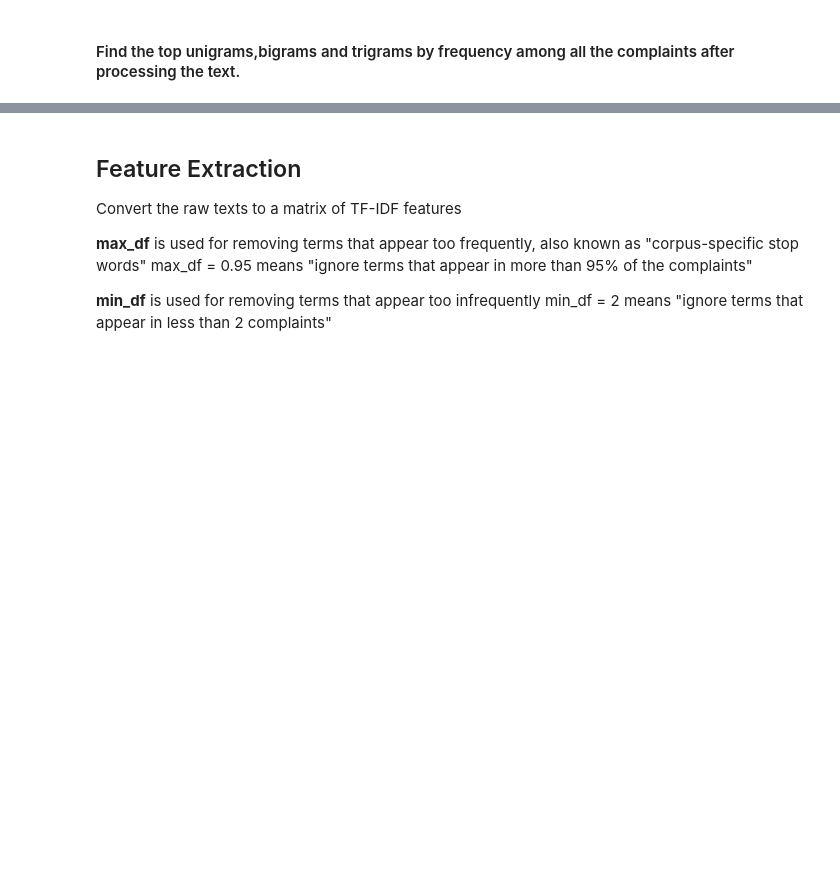
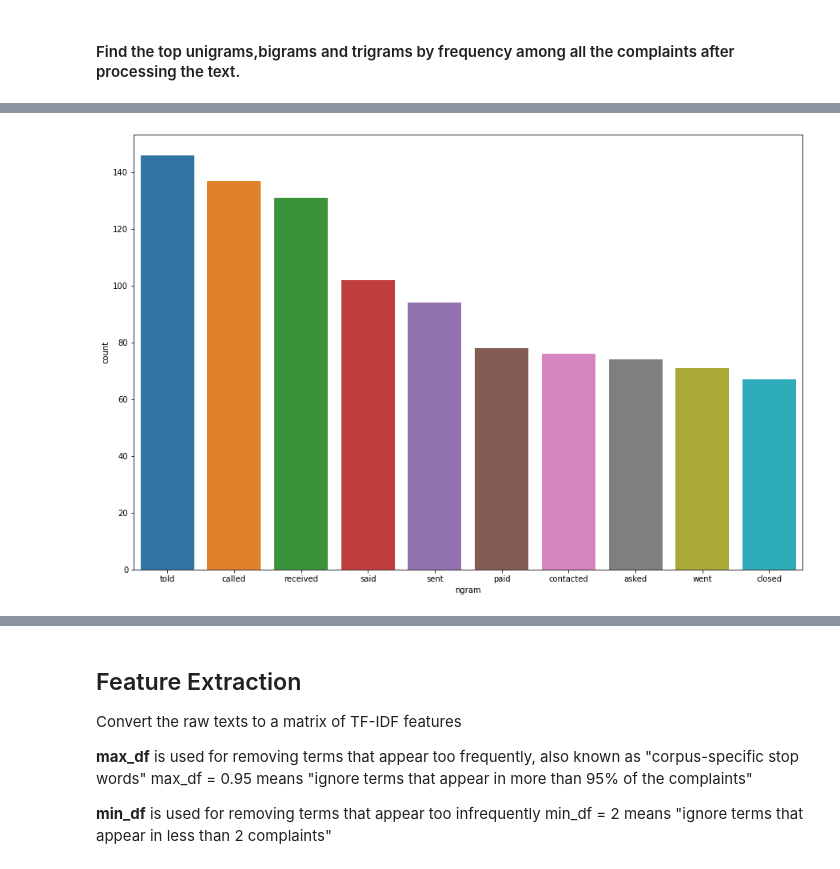
Before and after one commit to sreedevigattu/ticketclass, a Jupyter notebook: Automatic_Ticket_Classification_Assignment.ipynb, the cells around one changed output, grey strips where cells are left out. Saved outputs shown, nothing was run; the diff lists cells and outputs as text; code cells hidden in the pictures; blank space fills up the shorter version.

```diff
--- a/Automatic_Ticket_Classification_Assignment.ipynb
+++ b/Automatic_Ticket_Classification_Assignment.ipynb
@@ -493,0 +298,16 @@ Name: complaint_clean, dtype: object
+# %%
+#Write your code here to find the top 30 unigram frequency among the complaints in the cleaned datafram(df_clean).
+def get_top_n_unigrams(corpus,n=None):
+    vec = CountVectorizer(ngram_range=(1,1),stop_words = 'english').fit(corpus)
+    bag_of_words = vec.transform(corpus)
+    sum_of_words = bag_of_words.sum(axis=0)
+    words_freq = [(word,sum_of_words[0,idx]) for word,idx in vec.vocabulary_.items()]
+    words_freq = sorted(words_freq,key = lambda x:x[1],reverse=True)
+    return words_freq[:n]
+
+def plot_ngrams(top10):
+    x = pd.DataFrame(top10,columns=['ngram','count'])
+    plt.figure(figsize=(15,10))
+    sns.barplot(x=x['ngram'],y=x['count'])
+
+get_top_n_unigrams(df_clean.Complaint_clean,n=30)
@@ -494,2 +332,5 @@ Name: complaint_clean, dtype: object
 # %%
-# Print the top 10 words in the unigram frequency
+#Print the top 10 words in the unigram frequency
+top_10_unigram = get_top_n_unigrams(df_clean.Complaint_clean, n=10)
+for i in top_10_unigram:
+    print(i[0])
@@ -497,0 +348,4 @@ Name: complaint_clean, dtype: object
+# %%
+plot_ngrams(top_10_unigram)
+# %% [output]
+[figure, added]
```
Also changed, not shown: parts of 78 cells of this notebook.
